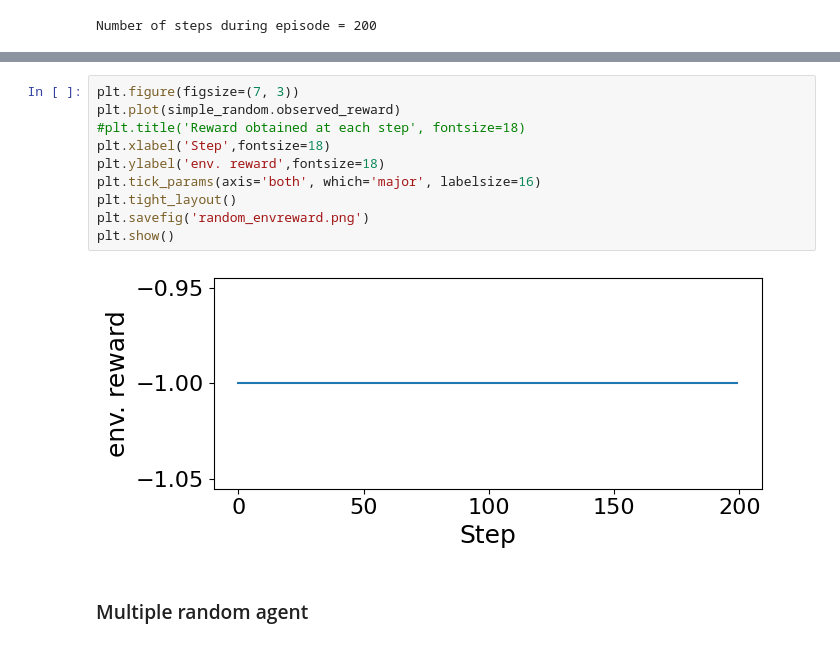
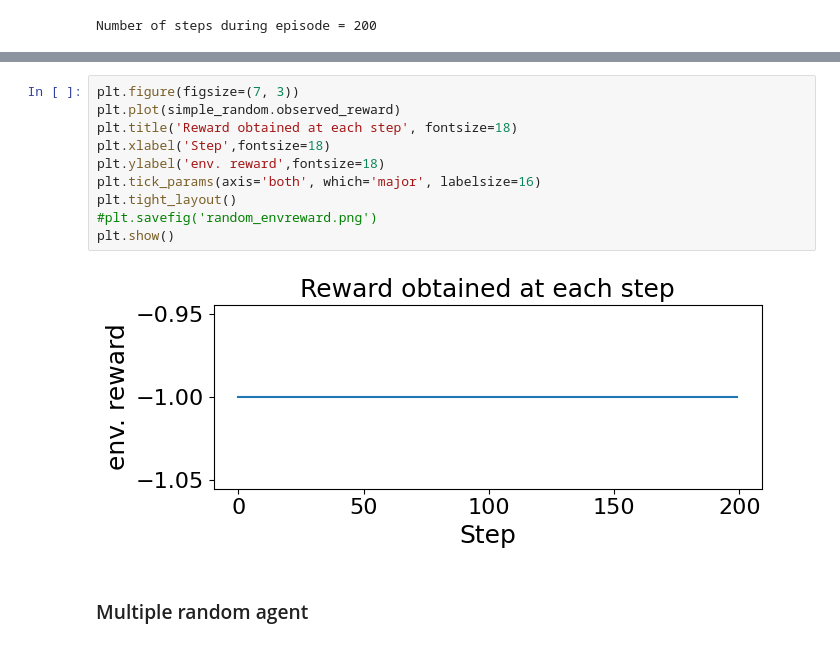
Before and after one commit to schiesser/MontainCar, a Jupyter notebook: Code/RandomAgent.ipynb, the cells around one changed output, grey strips where cells are left out. Cells and saved outputs as stored; diff of their text form.

```diff
--- a/Code/RandomAgent.ipynb
+++ b/Code/RandomAgent.ipynb
@@ -46,15 +46,15 @@ plt.show()
 # %%
 plt.figure(figsize=(7, 3))
 plt.plot(simple_random.observed_reward)
-#plt.title('Reward obtained at each step', fontsize=18)
+plt.title('Reward obtained at each step', fontsize=18)
 plt.xlabel('Step',fontsize=18)
 plt.ylabel('env. reward',fontsize=18)
 plt.tick_params(axis='both', which='major', labelsize=16)
 plt.tight_layout()
-plt.savefig('random_envreward.png')
+#plt.savefig('random_envreward.png')
 plt.show()
 # %% [output]
-[figure, old version]
+[figure, new version]
 # %% [markdown]
 ### Multiple random agent
 # %%
```
Also changed, not shown: parts of 3 cells of this notebook.
